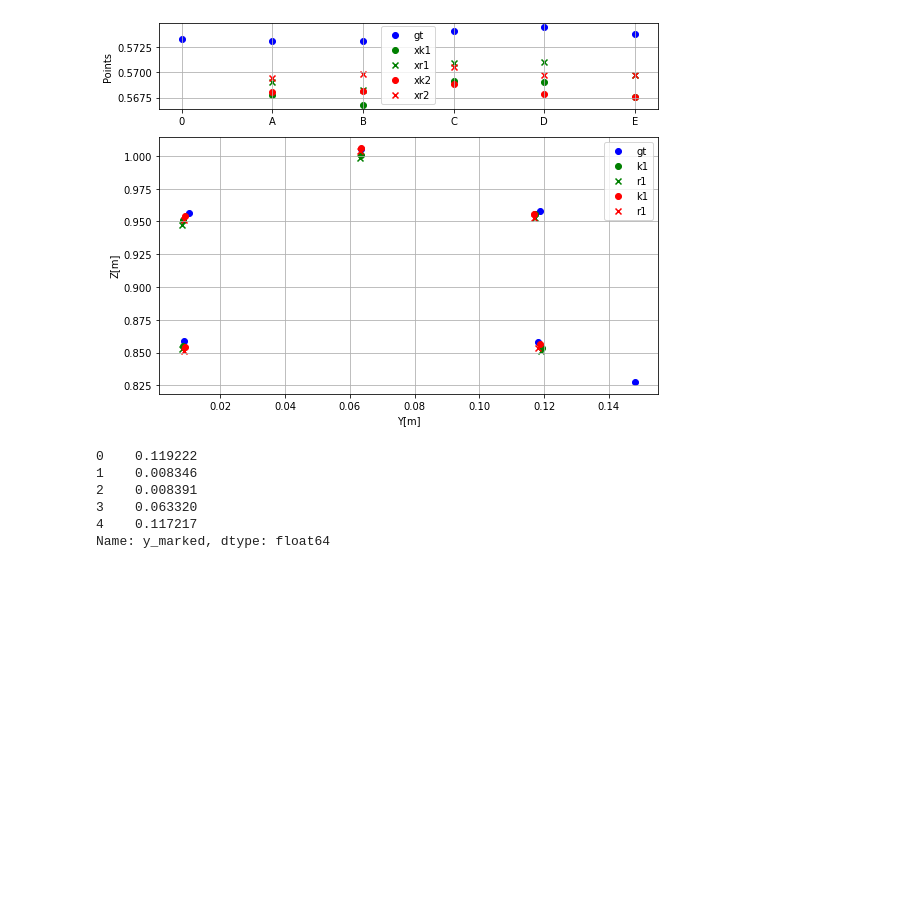
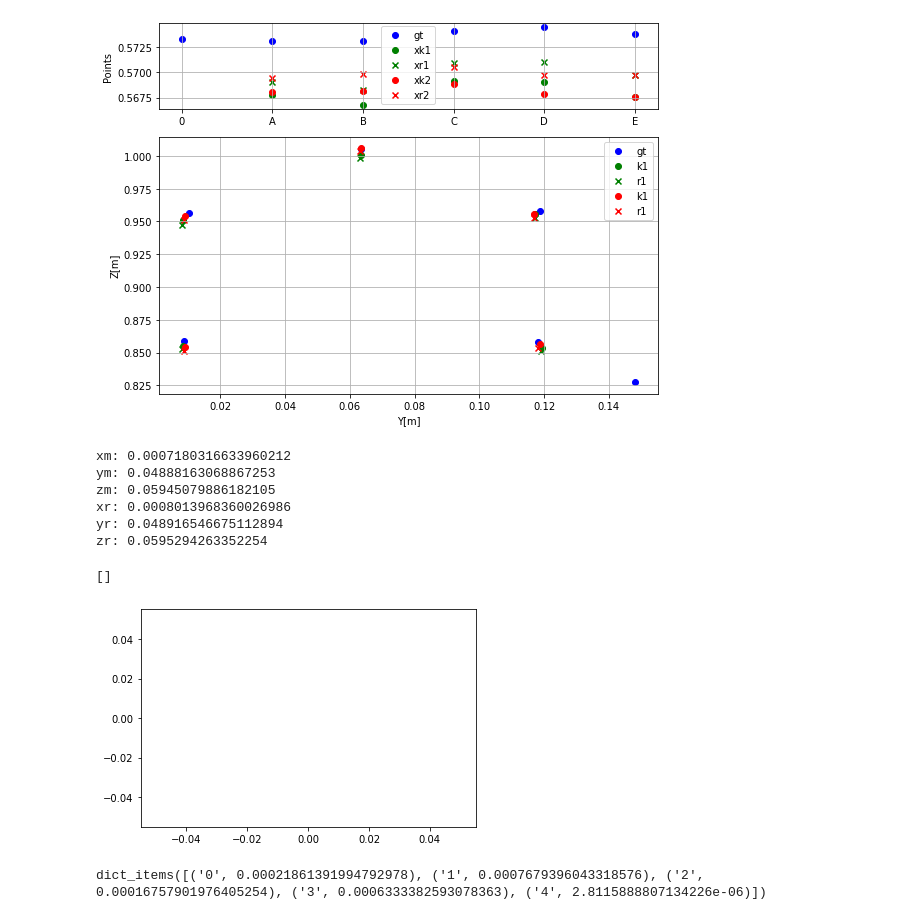
Before and after one commit to fzoric8/ros_utils, a Jupyter notebook: play/ClickMark.ipynb, the cells around one changed output. Drawn from its saved outputs; the diff is of its cells as text; code cells hidden in the pictures; blank space fills up the shorter version.

Commit message:
Added init std_dev plot

```diff
--- a/play/ClickMark.ipynb
+++ b/play/ClickMark.ipynb
@@ -234,12 +233,43 @@ plt.tight_layout()
 plt.show()
 # %% [output]
 [figure]
-# %%
-exp1_csv['y_marked']
-# %% [output]
-0    0.119222
-1    0.008346
-2    0.008391
-3    0.063320
-4    0.117217
-Name: y_marked, dtype: float64
+# %%
+exp1_csv['y_marked']
+
+xm1 = exp1_csv['x_marked']
+ym1 = exp1_csv['y_marked']
+zm1 = exp1_csv['z_marked']
+xr1 = exp1_csv['x_robot']
+yr1 = exp1_csv['y_robot']
+zr1 = exp1_csv['z_robot']
+xm2 = exp2_csv['x_marked']
+ym2 = exp2_csv['y_marked']
+zm2 = exp2_csv['z_marked']
+xr2 = exp2_csv['x_robot']
+yr2 = exp2_csv['y_robot']
+zr2 = exp2_csv['z_robot']
+# %%
+xm = [xm1, xm2]
+ym = [ym1, ym2]
+zm = [zm1, zm2]
+xr = [xr1, xr2]
+yr = [yr1, yr2]
+zr = [zr1, zr2]
+# %%
+print("xm: {}".format(np.std(xm)))
+print("ym: {}".format(np.std(ym)))
+print("zm: {}".format(np.std(zm)))
+print("xr: {}".format(np.std(xr)))
+print("yr: {}".format(np.std(yr)))
+print("zr: {}".format(np.std(zr)))
+
+plt.plot()
+# %% [output]
+xm: 0.0007180316633960212
+ym: 0.04888163068867253
+zm: 0.05945079886182105
+xr: 0.0008013968360026986
+yr: 0.048916546675112894
+zr: 0.0595294263352254
+[]
+[figure, added]
@@ -245,0 +304,4 @@ Name: y_marked, dtype: float64
+# %%
+print(xr_std_dev.items())
+# %% [output]
+dict_items([('0', 0.00021861391994792978), ('1', 0.0007679396043318576), ('2', 0.00016757901976405254), ('3', 0.0006333382593078363), ('4', 2.8115888807134226e-06)])
```
Also changed, not shown: parts of 7 cells of this notebook.
